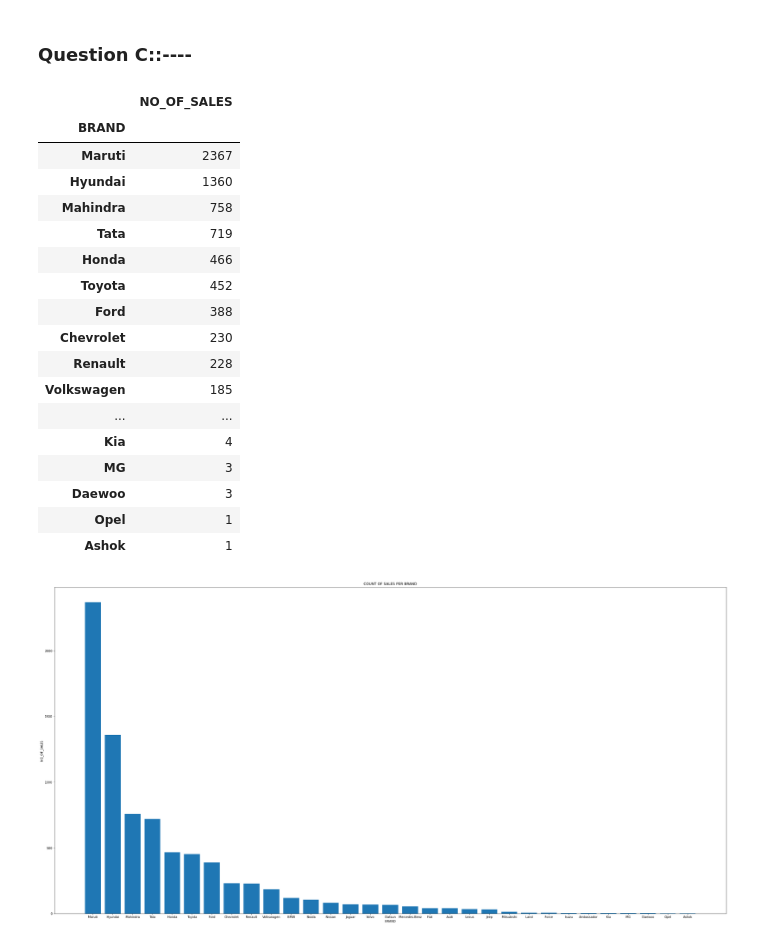
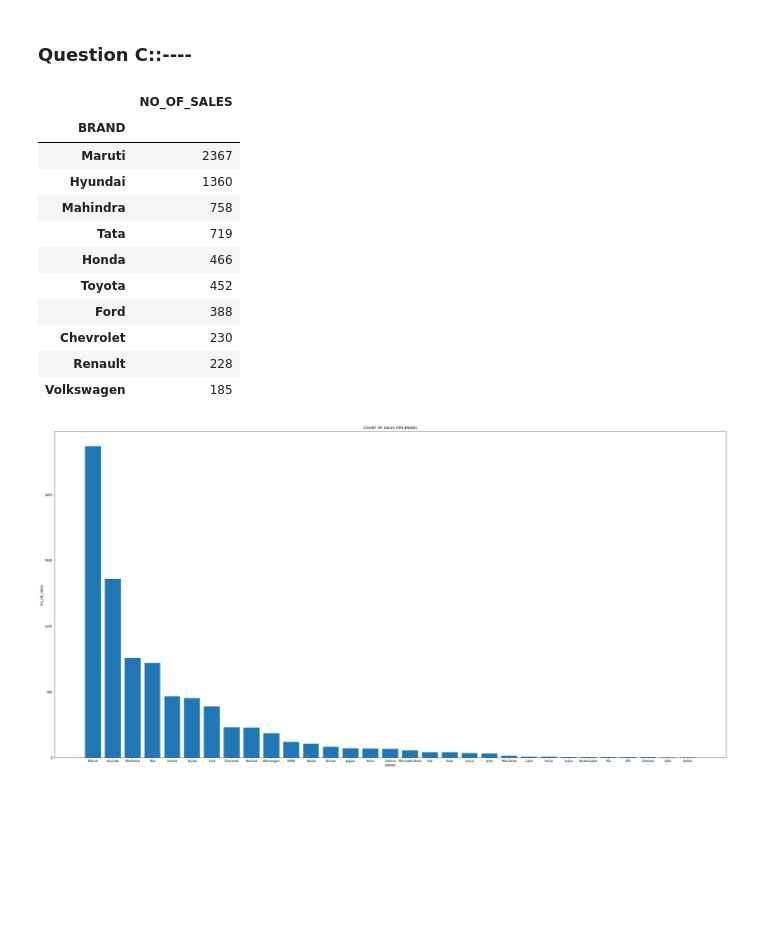
Before and after one commit to Anubhaw19/CP, a Jupyter notebook: Python/capstone(car_data).ipynb, the cells around one changed output. Drawn from its saved outputs; the diff is of its cells as text; code cells hidden in the pictures; blank space fills up the shorter version.

```diff
--- a/Python/capstone(car_data).ipynb
+++ b/Python/capstone(car_data).ipynb
@@ -31,27 +31,21 @@ car_data_df
 # %%
 brand_count_df=car_data_df.groupby('BRAND')[['SALES_ID']] .count(
 ).rename(columns={'SALES_ID':'NO_OF_SALES'}).sort_values(
     'NO_OF_SALES',ascending=False)
-brand_count_df
+brand_count_df.head(10)
 # %% [output]
 |  | NO_OF_SALES |
 | BRAND |  |
 | Maruti | 2367 |
 | Hyundai | 1360 |
 | Mahindra | 758 |
 | Tata | 719 |
 | Honda | 466 |
 | Toyota | 452 |
 | Ford | 388 |
 | Chevrolet | 230 |
 | Renault | 228 |
 | Volkswagen | 185 |
-| ... | ... |
-| Kia | 4 |
-| MG | 3 |
-| Daewoo | 3 |
-| Opel | 1 |
-| Ashok | 1 |
 # %%
 plt.figure(figsize=(40,20))
 plt.bar(brand_count_df.index,brand_count_df.NO_OF_SALES)
```
Also changed, not shown: parts of 17 cells of this notebook.
